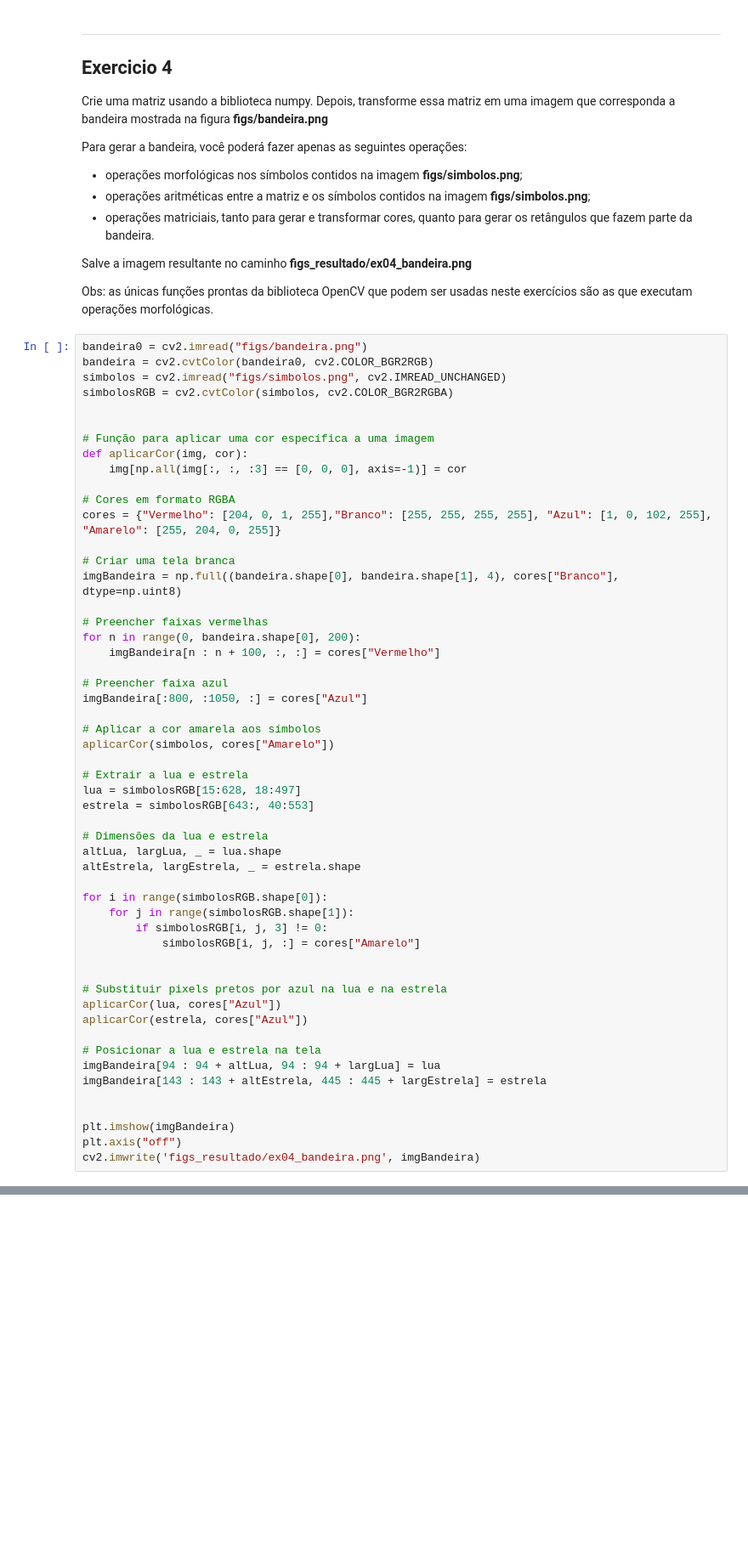
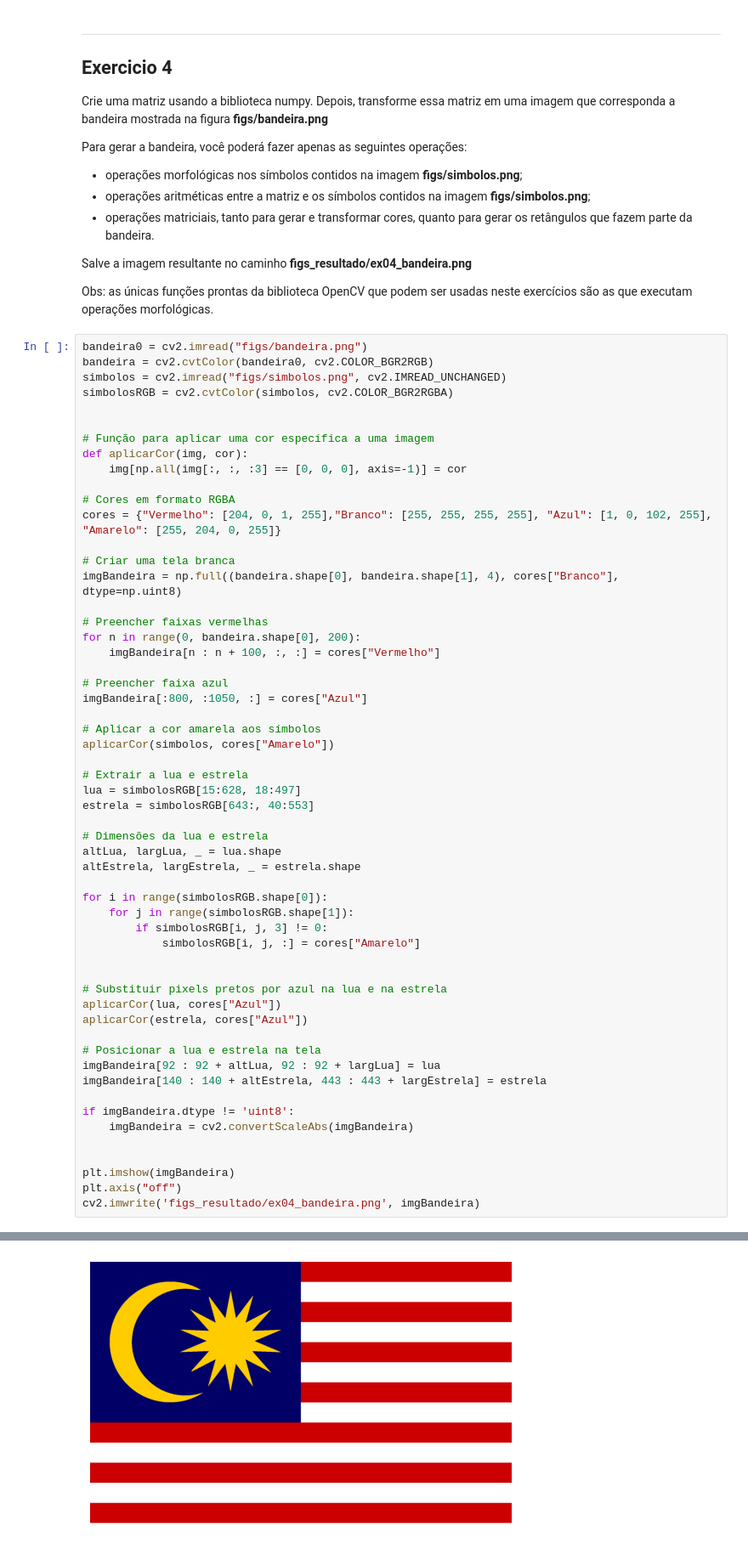
Before and after one commit to GabrielCCrispi/processamento_img, a Jupyter notebook: 2024S2_PDI_AC2/2024S1_PDI_AC2.ipynb, the cells around one changed output, grey strips where cells are left out. Shown at 85% size. Drawn from its saved outputs; the diff is of its cells as text; blank space fills up the shorter version.

```diff
--- a/2024S2_PDI_AC2/2024S1_PDI_AC2.ipynb
+++ b/2024S2_PDI_AC2/2024S1_PDI_AC2.ipynb
@@ -228,10 +315,14 @@ aplicarCor(lua, cores["Azul"])
 aplicarCor(estrela, cores["Azul"])
 
 # Posicionar a lua e estrela na tela
-imgBandeira[94 : 94 + altLua, 94 : 94 + largLua] = lua
-imgBandeira[143 : 143 + altEstrela, 445 : 445 + largEstrela] = estrela
+imgBandeira[92 : 92 + altLua, 92 : 92 + largLua] = lua
+imgBandeira[140 : 140 + altEstrela, 443 : 443 + largEstrela] = estrela
+
+if imgBandeira.dtype != 'uint8':
+    imgBandeira = cv2.convertScaleAbs(imgBandeira)
 
 
 plt.imshow(imgBandeira)
 plt.axis("off")
 cv2.imwrite('figs_resultado/ex04_bandeira.png', imgBandeira)
+# %% [output]
@@ -238,3 +330,4 @@ cv2.imwrite('figs_resultado/ex04_bandeira.png', imgBandeira)
+[figure, added]
 # %% [markdown]
 ----
 ## Exercicio 5
```
Also changed, not shown: parts of 9 cells of this notebook, 7 other files.
